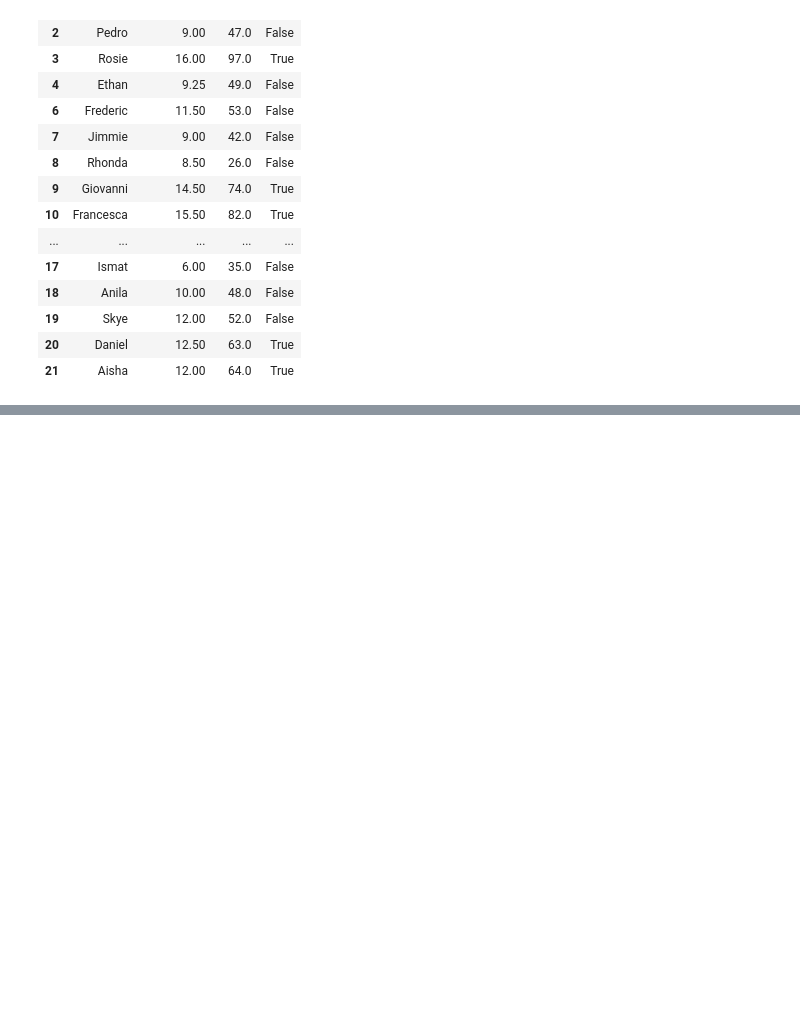
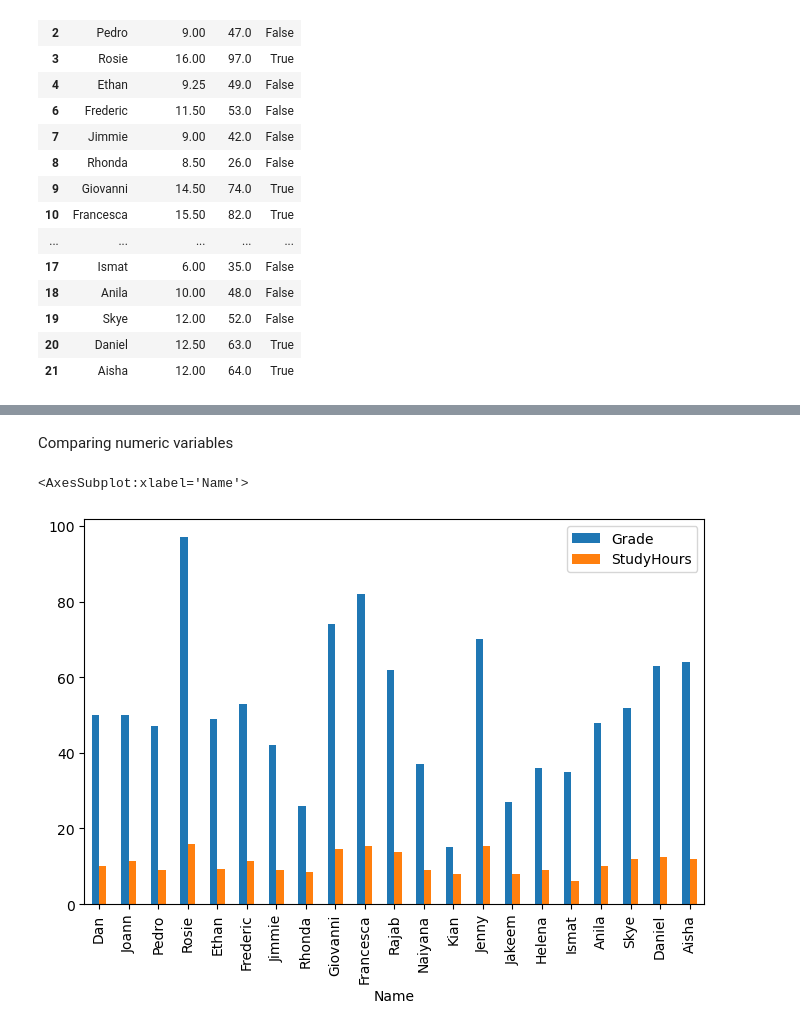
Before and after one commit to olusolaadek/30DaysOfDataScience, a Jupyter notebook: Data-collection-and-manipulation/examine-real-data.ipynb, the cells around one changed output, grey strips where cells are left out. Saved outputs shown, nothing was run; the diff lists cells and outputs as text; code cells hidden in the pictures; blank space fills up the shorter version.

```diff
--- a/Data-collection-and-manipulation/examine-real-data.ipynb
+++ b/Data-collection-and-manipulation/examine-real-data.ipynb
@@ -284,0 +294,8 @@ The data includes two numeric variables (StudyHours and Grade) and two categoric
+# %% [markdown]
+Comparing numeric variables
+# %%
+# Create a bar plot of name vs grade and study hours
+df_sample.plot(x='Name', y=['Grade','StudyHours'], kind='bar', figsize=(8,5))
+# %% [output]
+<AxesSubplot:xlabel='Name'>
+[figure, added]
```
Also changed, not shown: parts of 17 cells of this notebook.
